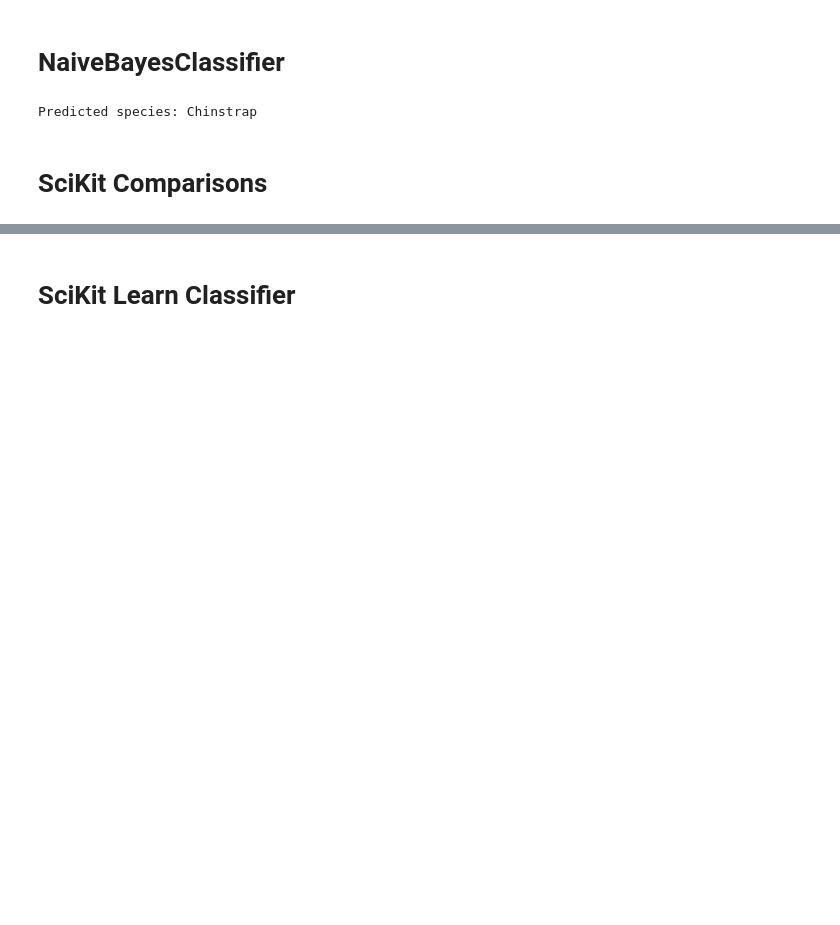
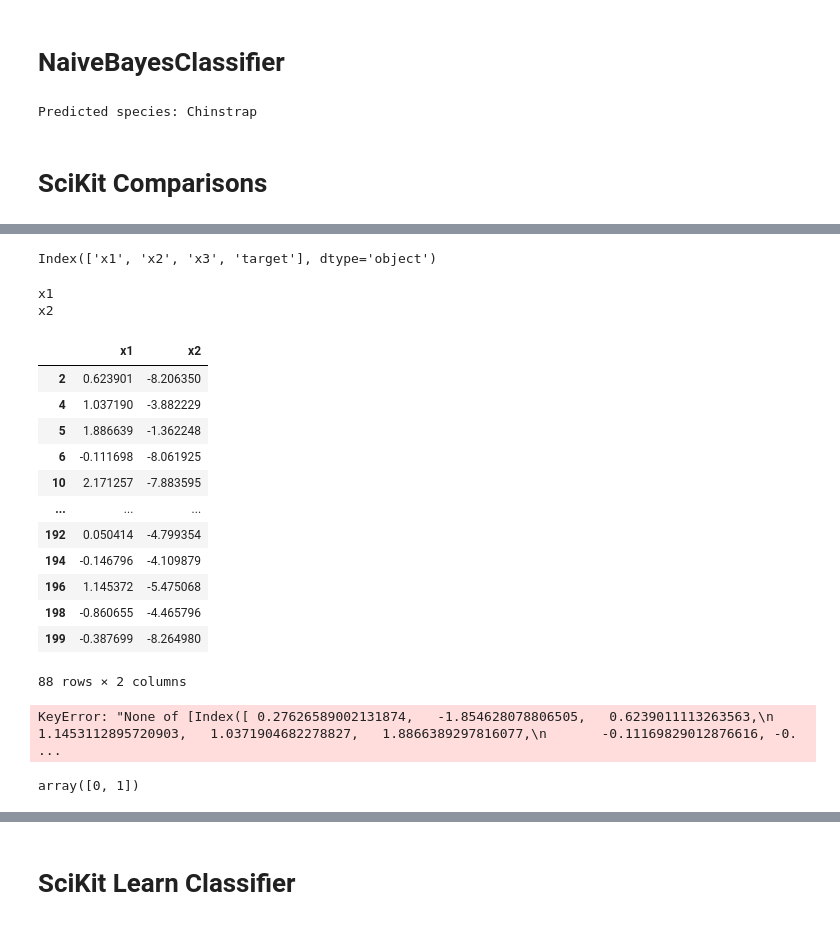
Before and after one commit to michaeledge27/CSCI290, a Jupyter notebook: notebooks/partnerProject2.ipynb, the cells around one changed output, grey strips where cells are left out. Drawn from its saved outputs; the diff is of its cells as text; code cells hidden in the pictures; blank space fills up the shorter version.

```diff
--- a/notebooks/partnerProject2.ipynb
+++ b/notebooks/partnerProject2.ipynb
@@ -129,0 +140,32 @@ test
+# %%
+test.columns
+# %% [output]
+Index(['x1', 'x2', 'x3', 'target'], dtype='object')
+# %%
+for feature in test[['x1', 'x2']]:
+  print(feature)
+# %% [output]
+x1
+x2
+# %%
+subset = test[['x1', 'x2']][test['target'] == 0]
+subset
+# %% [output]
+|  | x1 | x2 |
+| 2 | 0.623901 | -8.206350 |
+| 4 | 1.037190 | -3.882229 |
+| 5 | 1.886639 | -1.362248 |
+| 6 | -0.111698 | -8.061925 |
+| 10 | 2.171257 | -7.883595 |
+| ... | ... | ... |
+| 192 | 0.050414 | -4.799354 |
+| 194 | -0.146796 | -4.109879 |
+| 196 | 1.145372 | -5.475068 |
+| 198 | -0.860655 | -4.465796 |
+| 199 | -0.387699 | -8.264980 |
+88 rows × 2 columns
+# %%
+value_counts = subset[test['x1']].value_counts(normalize=True)
+value_counts
+# %% [output]
+KeyError: "None of [Index([ 0.27626589002131874,   -1.854628078806505,   0.6239011113263563,\n         1.1453112895720903,   1.0371904682278827,   1.8866389297816077,\n       -0.11169829012876616, -0. ...
@@ -129,0 +176,4 @@ test
+# %%
+gnb.predict( np.array( pd.DataFrame( {"x1": [-3,-1.1], "x2": [-9,-3] } ) ) )
+# %% [output]
+array([0, 1])
```
Also changed, not shown: parts of 15 cells of this notebook.
